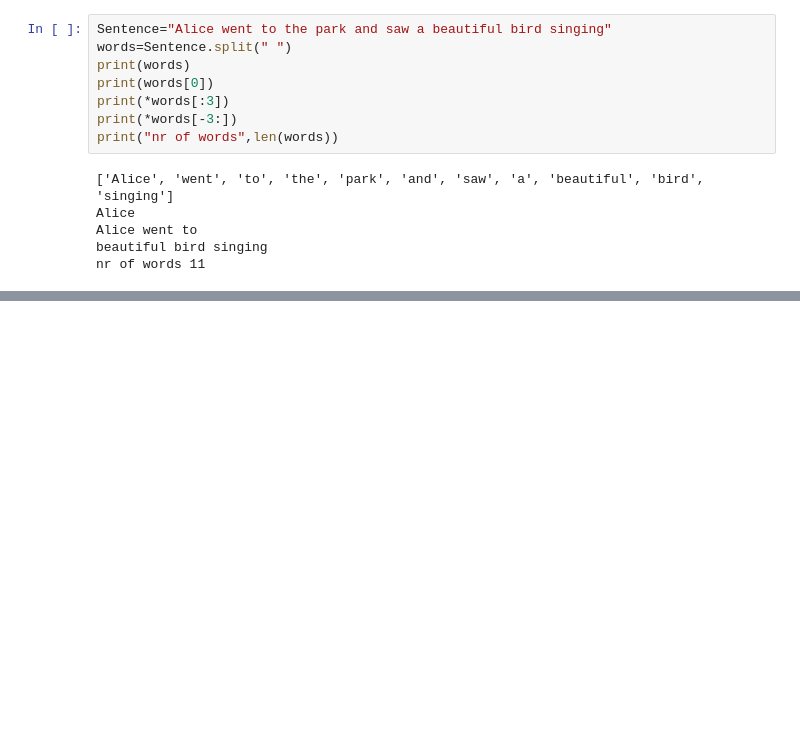
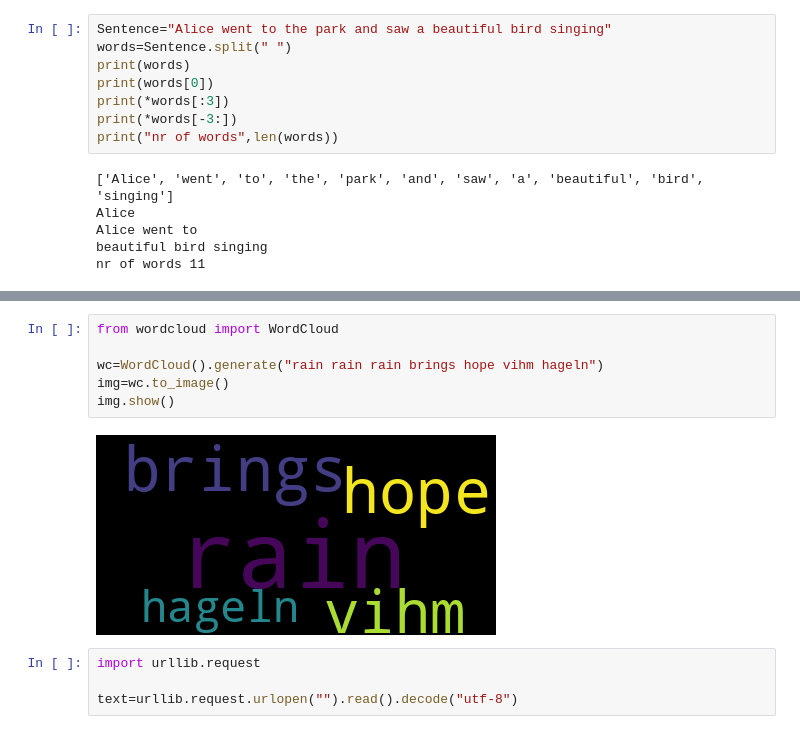
Before and after one commit to k3g3l-pixel/dt-2025-data-visualisation, a Jupyter notebook: notebooks/class_work/week_11.ipynb, the cells around one changed output, grey strips where cells are left out. Saved outputs shown, nothing was run; the diff lists cells and outputs as text; blank space fills up the shorter version.

```diff
--- a/notebooks/class_work/week_11.ipynb
+++ b/notebooks/class_work/week_11.ipynb
@@ -88,0 +109,12 @@ nr of words 11
+# %%
+from wordcloud import WordCloud
+
+wc=WordCloud().generate("rain rain rain brings hope vihm hageln")
+img=wc.to_image()
+img.show()
+# %% [output]
+[figure, added]
+# %%
+import urllib.request
+
+text=urllib.request.urlopen("").read().decode("utf-8")
```
Also changed, not shown: parts of 1 cell of this notebook, 1 other file.
